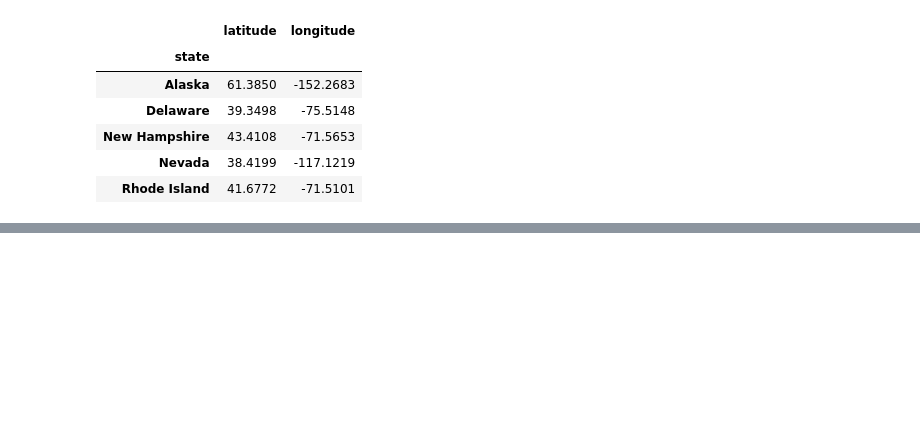
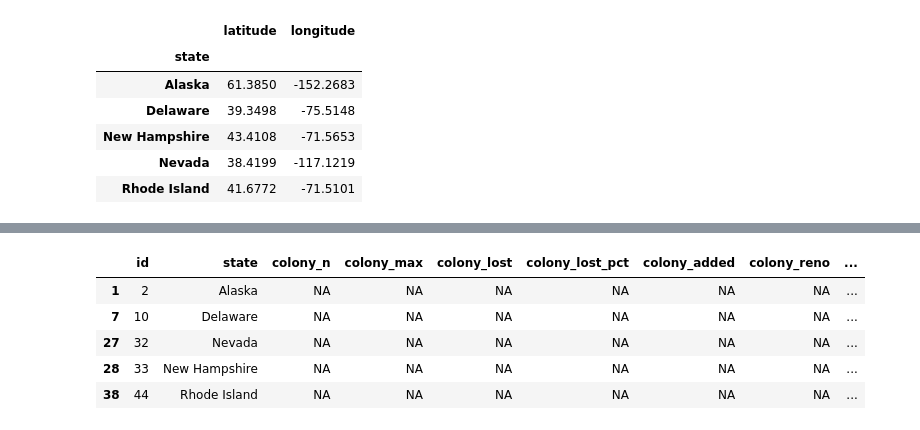
Before and after one commit to 17336293/COMP40610_Information_Visualisation_Dataset, a Jupyter notebook: cleaningV3.ipynb, the cells around one changed output, grey strips where cells are left out. Cells and saved outputs as stored; diff of their text form; code cells hidden in the pictures; blank space fills up the shorter version.

```diff
--- a/cleaningV3.ipynb
+++ b/cleaningV3.ipynb
@@ -110,0 +107,10 @@ dfFinal.to_csv("beesv3.csv")
+# %%
+#see states that are not includeded in the colonies dataset
+dfFinal[dfFinal["colony_max"]=="NA"]
+# %% [output]
+|  | id | state | colony_n | colony_max | colony_lost | colony_lost_pct | colony_added | colony_reno | ... |
+| 1 | 2 | Alaska | NA | NA | NA | NA | NA | NA | ... |
+| 7 | 10 | Delaware | NA | NA | NA | NA | NA | NA | ... |
+| 27 | 32 | Nevada | NA | NA | NA | NA | NA | NA | ... |
+| 28 | 33 | New Hampshire | NA | NA | NA | NA | NA | NA | ... |
+| 38 | 44 | Rhode Island | NA | NA | NA | NA | NA | NA | ... |
```
Also changed, not shown: parts of 18 cells of this notebook, 1 other file.
